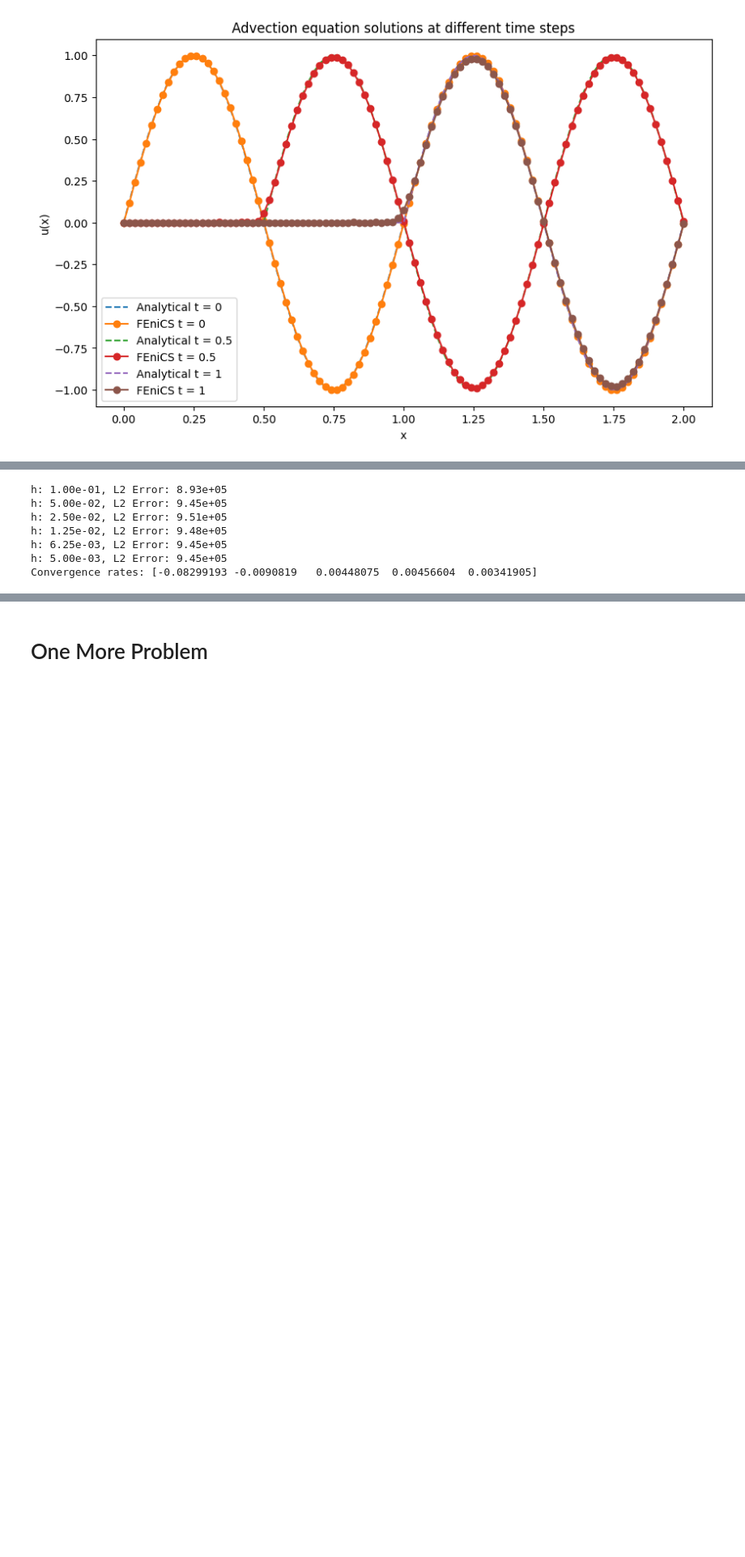
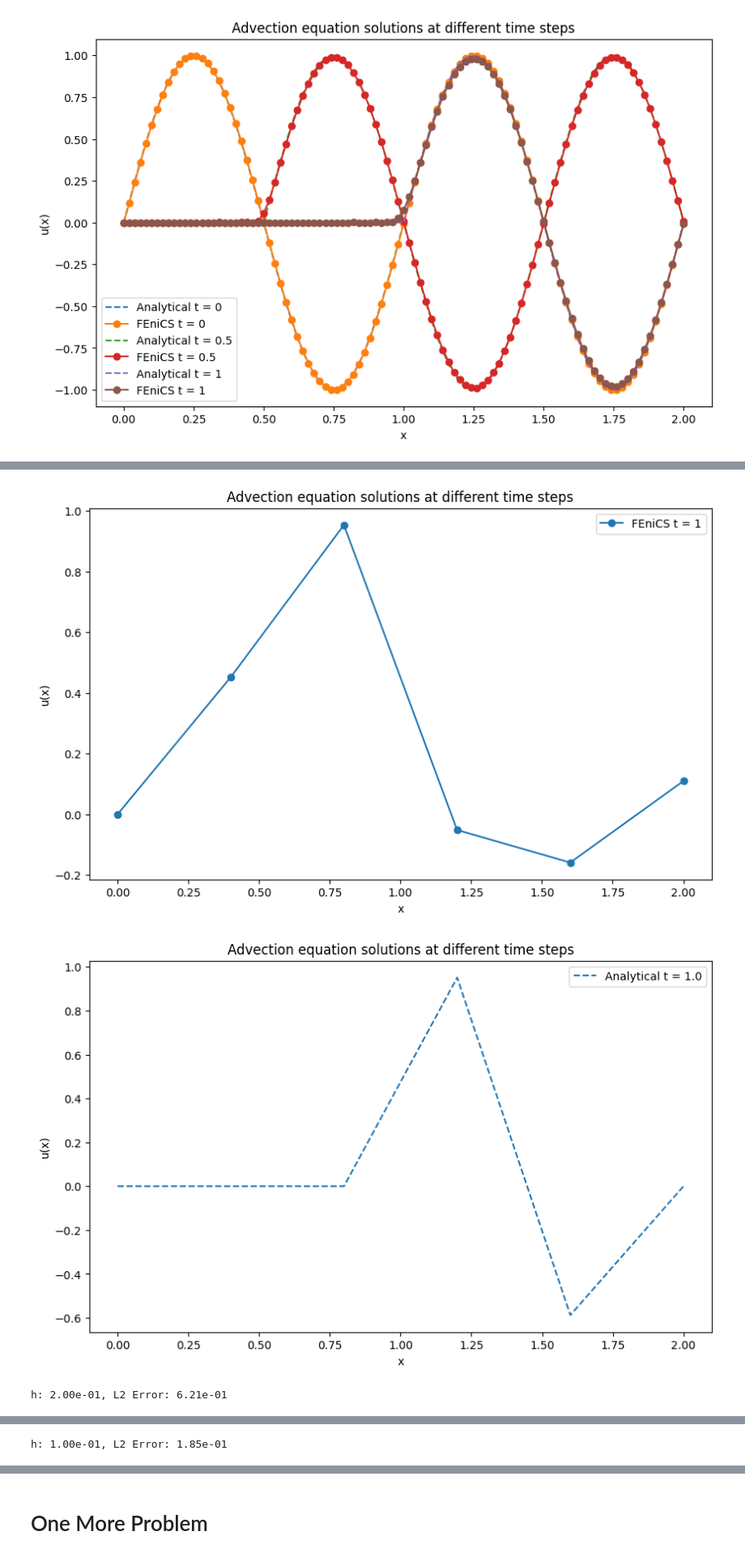
Before and after one commit to partha-sakha-paul/FEniCS_Landlab, a Jupyter notebook: Pure_Advection_1D_by_FEniCS_with_error_conv.ipynb, the cells around one changed output, grey strips where cells are left out. Shown at 81% size. Drawn from its saved outputs; the diff is of its cells as text; code cells hidden in the pictures; blank space fills up the shorter version.

```diff
--- a/Pure_Advection_1D_by_FEniCS_with_error_conv.ipynb
+++ b/Pure_Advection_1D_by_FEniCS_with_error_conv.ipynb
@@ -228,7 +228,7 @@ def solve_advection(N=100, degree=1, dt=0.001, T=1.0, c=1.0):
 
     # Initial condition: u(x, 0) = 2*pi*x
     u_n = fem.Function(V)
-    u_n.interpolate(lambda x: np.exp(2 * np.pi * x[0]))
+    u_n.interpolate(lambda x: np.sin(2 * np.pi * x[0]))
 
     # Define trial and test functions
     u = TrialFunction(V)
@@ -238,12 +238,21 @@ def solve_advection(N=100, degree=1, dt=0.001, T=1.0, c=1.0):
     a = inner(u, v) * dx + dt * c * inner(grad(u)[0], v) * dx
     L = inner(u_n, v) * dx
 
-    # Time-stepping loop
+    # Step 6: Define Dirichlet boundary condition u(0,t) = 0
+    def boundary_left(x):
+        return np.isclose(x[0], 0.0)  # Mark the boundary at x=0
+    # boundary_left([0.0])  # x[0] = 0.0
+    # np.isclose(0.0, 0.0) -> True
+
+    u_D = fem.Function(V)  # Dirichlet condition is zero
+    bc = fem.dirichletbc(u_D, fem.locate_dofs_geometrical(V, boundary_left))
+
+    # Step 7: Time-stepping loop
     u_new = fem.Function(V)  # Solution at the new time step
-    problem = LinearProblem(a, L)
+    problem = LinearProblem(a, L, bcs=[bc])  # Apply the boundary condition
 
     # Store solutions at specific time steps (for comparison with exact solution)
-    times_to_store = [1.0, 1.5, 2.0]
+    times_to_store = [0,0.5,1]
     stored_solutions = {}
 
     num_steps = int(T / dt)
@@ -256,7 +265,7 @@ def solve_advection(N=100, degree=1, dt=0.001, T=1.0, c=1.0):
 
         # Store the solution at specific time steps
         current_time = n * dt
-        if np.isclose(current_time, 1.0) or np.isclose(current_time, 1.5) or np.isclose(current_time, 2.0):
+        if np.isclose(current_time, 0.0) or np.isclose(current_time, 0.5) or np.isclose(current_time, 1.0):
             stored_solutions[current_time] = u_n.x.array.copy()
 
     return stored_solutions, V
@@ -266,51 +275,80 @@ from mpi4py import MPI
 import matplotlib.pyplot as plt
 
 # Mesh resolutions to test
-Ns = [10, 20, 40, 80, 160, 200]
+Ns = [5, 10, 15, 30, 50, 100]
 Es = np.zeros(len(Ns), dtype=np.float64)  # L2 errors
 hs = np.zeros(len(Ns), dtype=np.float64)  # Mesh sizes
 
 # Function to compute L2 error for each N
 def compute_L2_error(V, u_fenics, time, c=1.0):
     mesh_points = V.tabulate_dof_coordinates()[:, 0]
 
     # Analytical solution at this time step
-    u_analytical = np.exp(2 * np.pi * (mesh_points - c * time))
+    u_analytical = np.zeros_like(mesh_points)
+    for i, x in enumerate(mesh_points):
+        if x >= c * time:
+            u_analytical[i] = np.sin(2 * np.pi * (x - c * time))
+    # u_analytical = np.exp(2 * np.pi * (mesh_points - c * time))
+
+    # Plot numerical and analytical solutions at different time steps
+    plt.figure(figsize=(10, 6))
+    # Plotting the solutions
+    plt.plot(mesh_points, u_analytical, linestyle="dashed", label=f"Analytical t = {time}")
+
+    # Final plot configurations
+    plt.legend()
+    plt.xlabel("x")
+    plt.ylabel("u(x)")
+    plt.title(f"Advection equation solutions at different time steps")
+    plt.show()
 
     # Compute the L2 error between the numerical and analytical solutions
     error = np.sqrt(np.sum((u_fenics - u_analytical) ** 2) * (1 / len(mesh_points)))
     return error
 
 # Loop over mesh resolutions
 for i, N in enumerate(Ns):
     # Solve the advection equation for each N
-    stored_solutions, V = solve_advection(N=N, degree=1, dt=1/500, T=2.0, c=1.0)
+    stored_solutions, V = solve_advection(N=N, degree=1, dt=0.001, T=1.0, c=1.0)
 
-    # Get the last solution (at t = 2.0) for error calculation
-    u_fenics = stored_solutions[2.0]
+    # Get the solution (at t = 1.0) for error calculation
+    u_fenics = stored_solutions[1.0]
 
-    # Compute L2 error at final time t = 2.0
-    Es[i] = compute_L2_error(V, u_fenics, time=2.0, c=1.0)
+    mesh_points = V.tabulate_dof_coordinates()[:, 0]
+    # Plot numerical and analytical solutions at different time steps
+    plt.figure(figsize=(10, 6))
+    # Plotting the solutions
+    plt.plot(mesh_points, u_fenics, marker='o', linestyle="solid", label=f"FEniCS t = {time}")
+
+    # Final plot configurations
+    plt.legend()
+    plt.xlabel("x")
+    plt.ylabel("u(x)")
+    plt.title(f"Advection equation solutions at different time steps")
+    plt.show()
+
+    # Compute L2 error at final time t = 1.0
+    Es[i] = compute_L2_error(V, u_fenics, time=1.0, c=1.0)
 
     # Mesh size h
     hs[i] = 1.0 / N
 
     # Print the error for each mesh resolution
     comm = V.mesh.comm
     if comm.rank == 0:
         print(f"h: {hs[i]:.2e}, L2 Error: {Es[i]:.2e}")
-
+# rates = np.log(Es[1:] / Es[:-1]) / np.log(hs[1:] / hs[:-1])
+# if comm.rank == 0:
+#     print(f"Rates: {rates}")
+print(Es)
+print(hs)
 # Compute the convergence rates
 rates = np.log(Es[1:] / Es[:-1]) / np.log(hs[1:] / hs[:-1])
 
 # Print the convergence rates
 if comm.rank == 0:
     print(f"Convergence rates: {rates}")
 # %% [output]
+[figure, added]
+[figure, added]
-h: 1.00e-01, L2 Error: 8.93e+05
-h: 5.00e-02, L2 Error: 9.45e+05
-h: 2.50e-02, L2 Error: 9.51e+05
-h: 1.25e-02, L2 Error: 9.48e+05
-h: 6.25e-03, L2 Error: 9.45e+05
-h: 5.00e-03, L2 Error: 9.45e+05
-Convergence rates: [-0.08299193 -0.0090819   0.00448075  0.00456604  0.00341905]
+h: 2.00e-01, L2 Error: 6.21e-01
@@ -316,0 +357 @@ Convergence rates: [-0.08299193 -0.0090819   0.00448075  0.00456604  0.00341905]
+h: 1.00e-01, L2 Error: 1.85e-01
```
Also changed, not shown: parts of 4 cells of this notebook.
